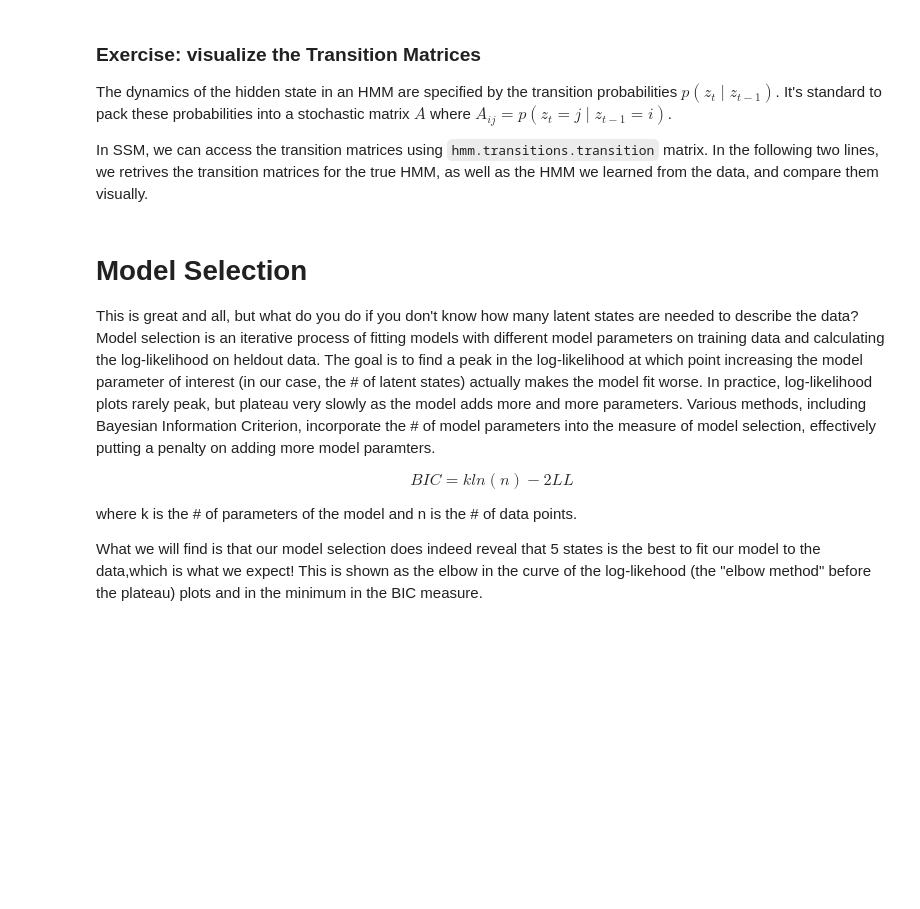
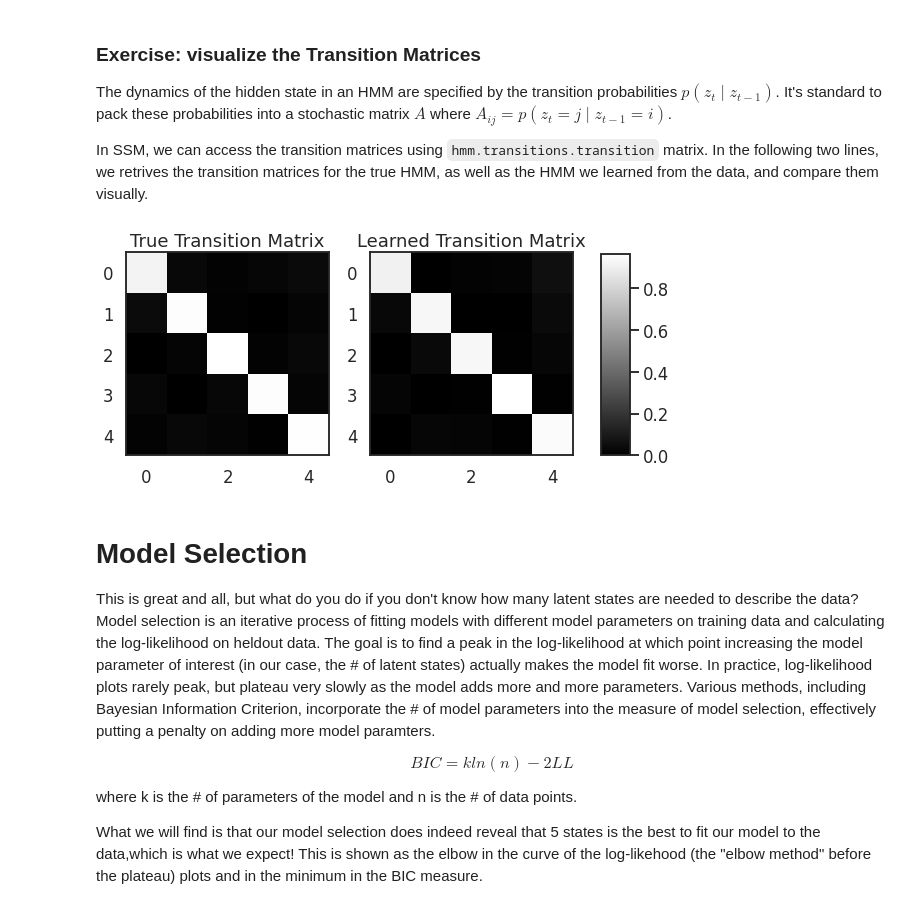
Before and after one commit to LeyloJohnny/Computational-Neuroscience, a Jupyter notebook: HMM_Introduction_ANDA.ipynb, the cells around one changed output. Drawn from its saved outputs; the diff is of its cells as text; code cells hidden in the pictures; blank space fills up the shorter version.

```diff
--- a/HMM_Introduction_ANDA.ipynb
+++ b/HMM_Introduction_ANDA.ipynb
@@ -232,3 +231,23 @@ learned_transition_mat = hmm.transitions.transition_matrix
+# %%
+##===== Exercise =====##
+# Plot the true and inferred discrete states; How do they compare?
+true_transition_mat = true_hmm.transitions.transition_matrix
+learned_transition_mat = hmm.transitions.transition_matrix
+
+fig = plt.figure(figsize=(8, 4))
+plt.subplot(121)
+im = plt.imshow(true_transition_mat, cmap='gray')
+plt.title("True Transition Matrix")
+
+plt.subplot(122)
+im = plt.imshow(learned_transition_mat, cmap='gray')
+plt.title("Learned Transition Matrix")
+
+cbar_ax = fig.add_axes([0.95, 0.15, 0.05, 0.7])
+fig.colorbar(im, cax=cbar_ax)
+plt.show()
+# %% [output]
+[figure, added]
 # %% [markdown]
 # Model Selection
 
```
Also changed, not shown: parts of 4 cells of this notebook.
